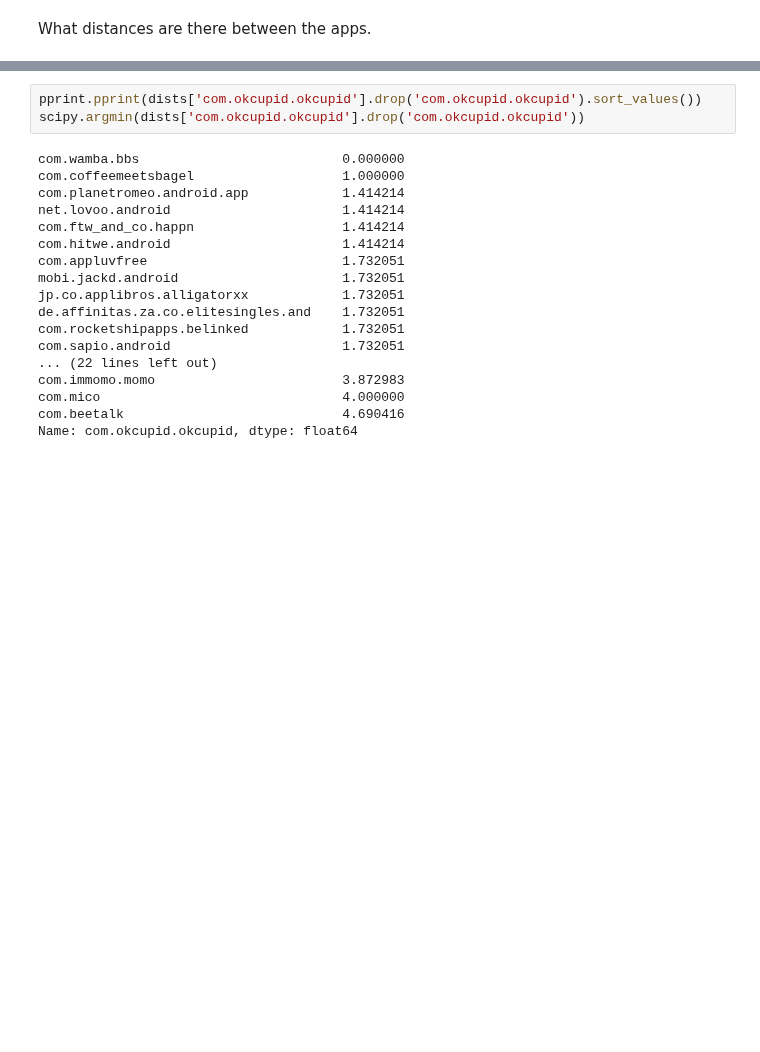
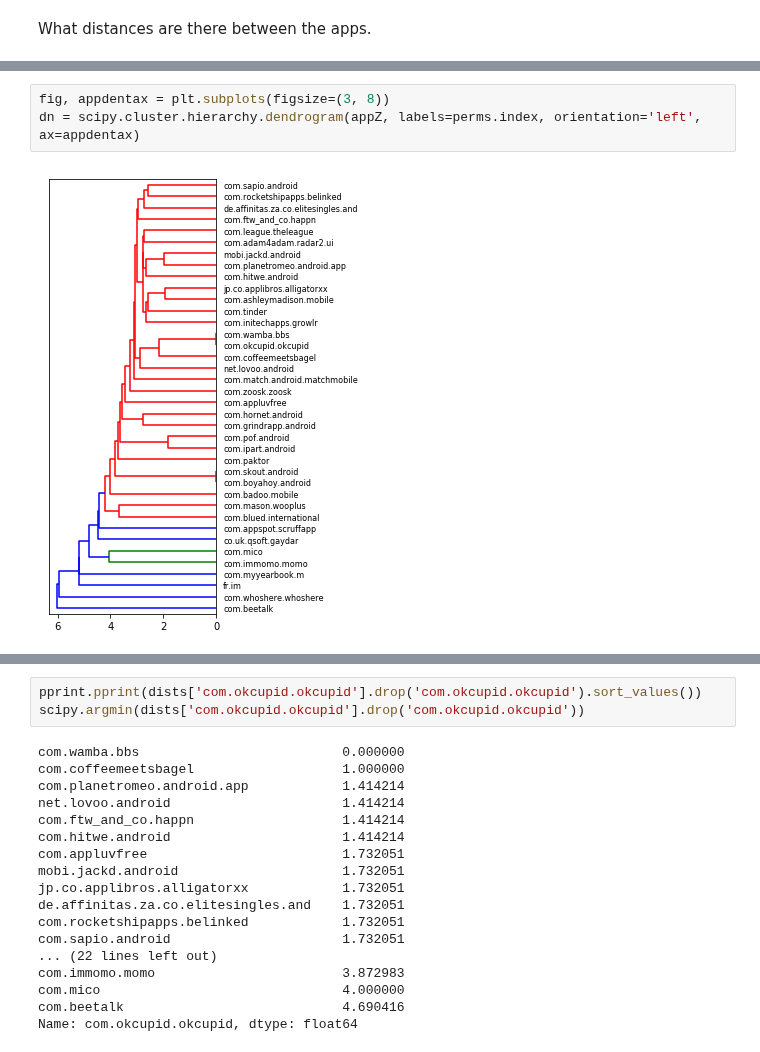
Before and after one commit to xmacex/dataanddating, a Jupyter notebook: App permissions.ipynb, the cells around one changed output, grey strips where cells are left out. Saved outputs shown, nothing was run; the diff lists cells and outputs as text; blank space fills up the shorter version.

```diff
--- a/App permissions.ipynb
+++ b/App permissions.ipynb
@@ -275,0 +296,5 @@ dists = pd.DataFrame(scipy.spatial.distance.squareform(scipy.spatial.distance.pd
+# %%
+fig, appdentax = plt.subplots(figsize=(3, 8))
+dn = scipy.cluster.hierarchy.dendrogram(appZ, labels=perms.index, orientation='left', ax=appdentax)
+# %% [output]
+[figure, added]
```
Also changed, not shown: parts of 14 cells of this notebook.
